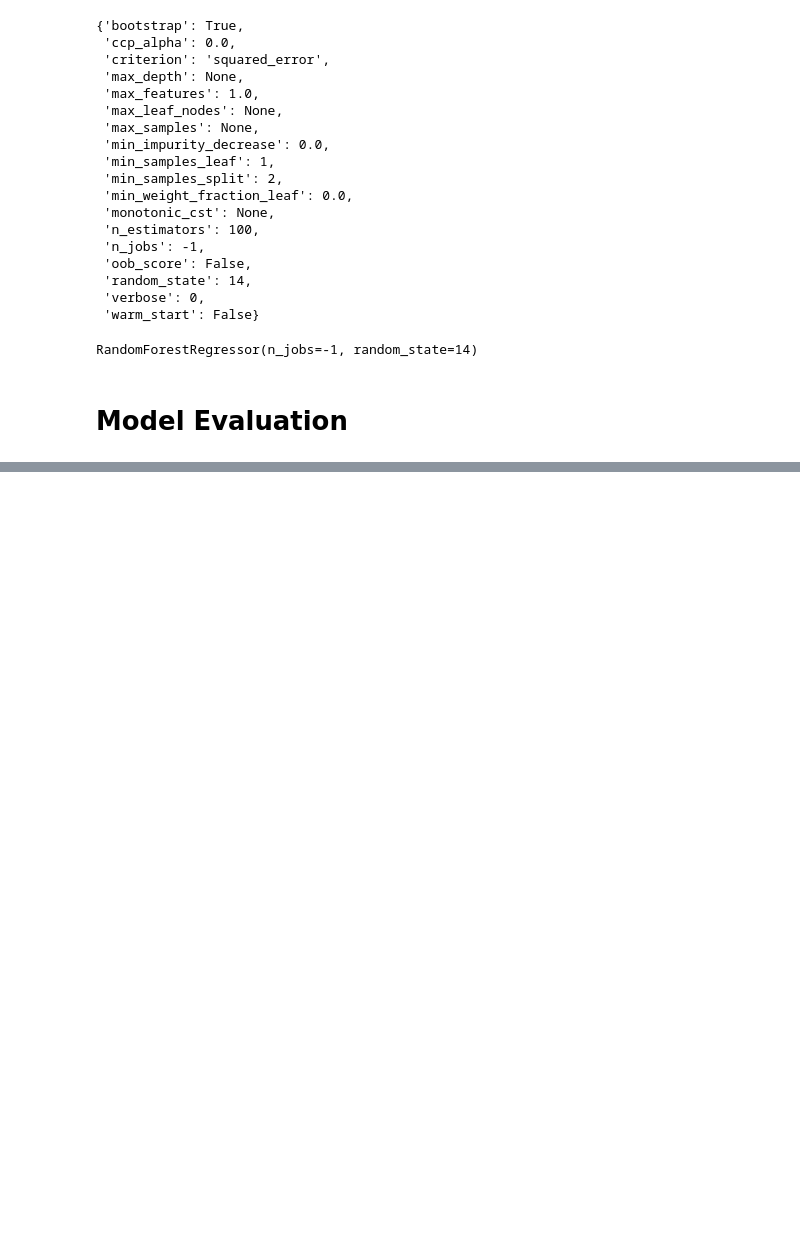
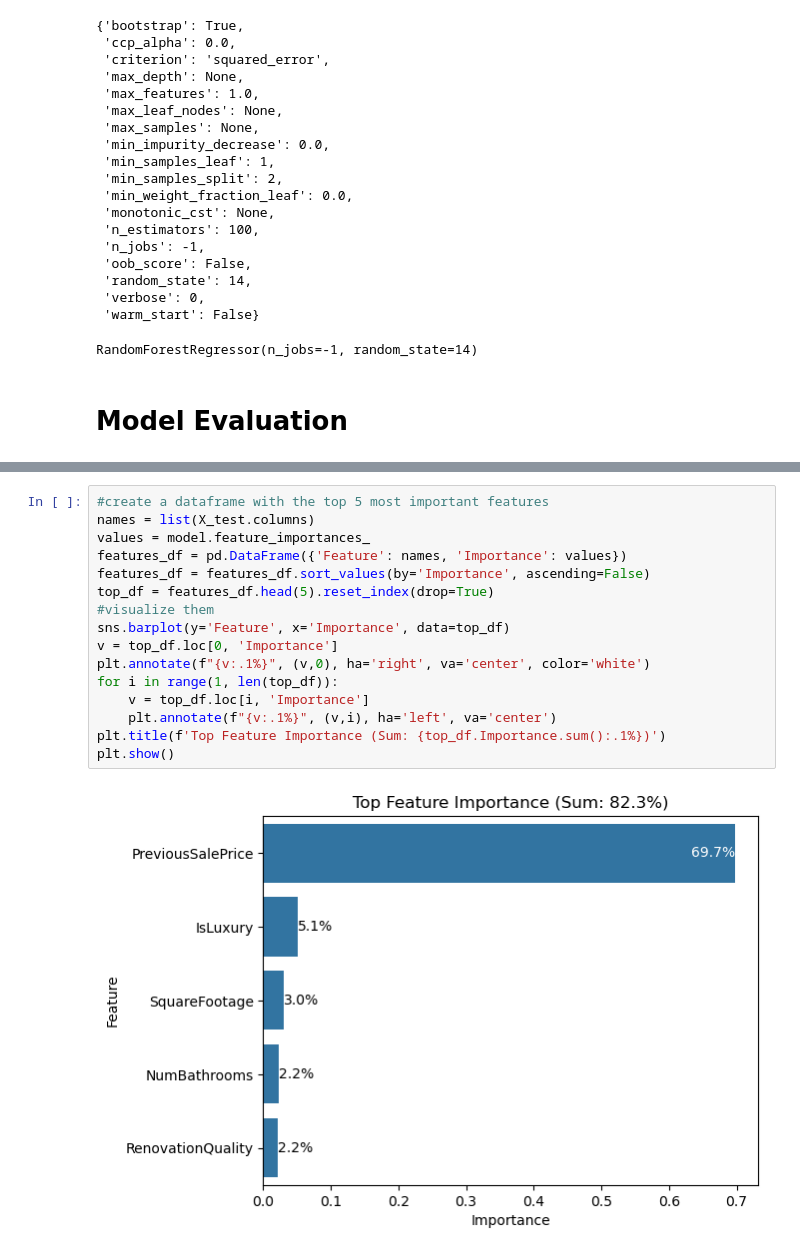
Before and after one commit to mrsimonsen/d606-capstone, a Jupyter notebook: capstone.ipynb, the cells around one changed output, grey strips where cells are left out. Saved outputs shown, nothing was run; the diff lists cells and outputs as text; blank space fills up the shorter version.

Commit message:
feature importance and chart was added to evaluation

```diff
--- a/capstone.ipynb
+++ b/capstone.ipynb
@@ -271 +271,19 @@ MAE: 50379.207
 R2: 0.748
+# %%
+#create a dataframe with the top 5 most important features
+names = list(X_test.columns)
+values = model.feature_importances_
+features_df = pd.DataFrame({'Feature': names, 'Importance': values})
+features_df = features_df.sort_values(by='Importance', ascending=False)
+top_df = features_df.head(5).reset_index(drop=True)
+#visualize them
+sns.barplot(y='Feature', x='Importance', data=top_df)
+v = top_df.loc[0, 'Importance']
+plt.annotate(f"{v:.1%}", (v,0), ha='right', va='center', color='white')
+for i in range(1, len(top_df)):
+	v = top_df.loc[i, 'Importance']
+	plt.annotate(f"{v:.1%}", (v,i), ha='left', va='center')
+plt.title(f'Top Feature Importance (Sum: {top_df.Importance.sum():.1%})')
+plt.show()
+# %% [output]
+[figure, added]
```
Also changed, not shown: parts of 1 cell of this notebook.
